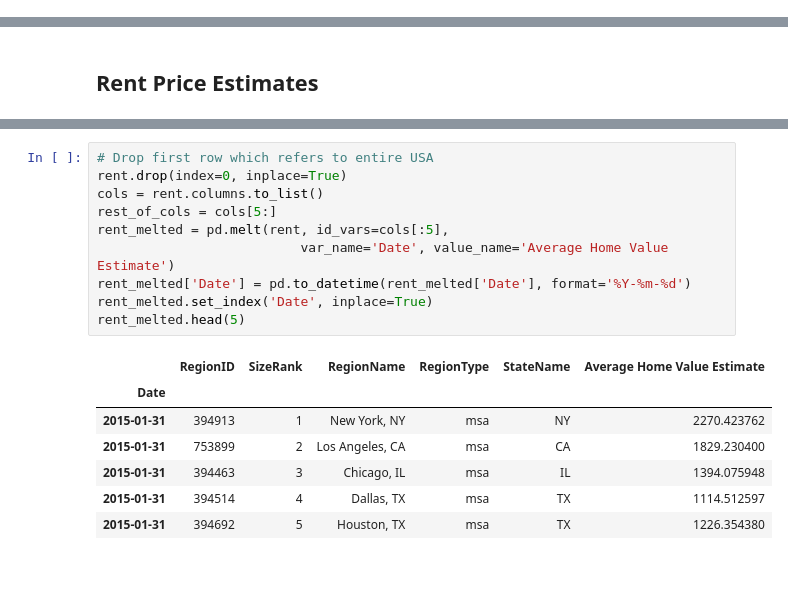
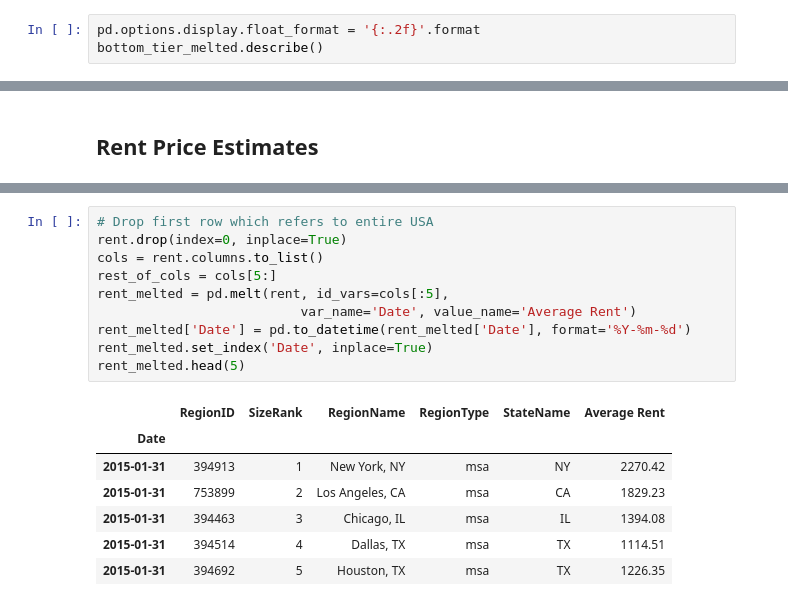
Before and after one commit to MLFP-90803-SP24-FinalProjects/Team17-FinalProject, a Jupyter notebook: Climate_Data_Cleaning.ipynb, the cells around one changed output, grey strips where cells are left out. Drawn from its saved outputs; the diff is of its cells as text; blank space fills up the shorter version.

```diff
--- a/Climate_Data_Cleaning.ipynb
+++ b/Climate_Data_Cleaning.ipynb
@@ -150,0 +90,3 @@ sns.histplot(data=datasample, x='Average Home Value Estimate', binwidth=20000.00
+# %%
+pd.options.display.float_format = '{:.2f}'.format
+bottom_tier_melted.describe()
@@ -198,18 +208,18 @@ rent.head(10)
 # %%
 # Drop first row which refers to entire USA
 rent.drop(index=0, inplace=True)
 cols = rent.columns.to_list()
 rest_of_cols = cols[5:]
 rent_melted = pd.melt(rent, id_vars=cols[:5],
-                          var_name='Date', value_name='Average Home Value Estimate')
+                          var_name='Date', value_name='Average Rent')
 rent_melted['Date'] = pd.to_datetime(rent_melted['Date'], format='%Y-%m-%d')
 rent_melted.set_index('Date', inplace=True)
 rent_melted.head(5)
 # %% [output]
-|  | RegionID | SizeRank | RegionName | RegionType | StateName | Average Home Value Estimate |
+|  | RegionID | SizeRank | RegionName | RegionType | StateName | Average Rent |
 | Date |  |  |  |  |  |  |
-| 2015-01-31 | 394913 | 1 | New York, NY | msa | NY | 2270.423762 |
-| 2015-01-31 | 753899 | 2 | Los Angeles, CA | msa | CA | 1829.230400 |
-| 2015-01-31 | 394463 | 3 | Chicago, IL | msa | IL | 1394.075948 |
-| 2015-01-31 | 394514 | 4 | Dallas, TX | msa | TX | 1114.512597 |
-| 2015-01-31 | 394692 | 5 | Houston, TX | msa | TX | 1226.354380 |
+| 2015-01-31 | 394913 | 1 | New York, NY | msa | NY | 2270.42 |
+| 2015-01-31 | 753899 | 2 | Los Angeles, CA | msa | CA | 1829.23 |
+| 2015-01-31 | 394463 | 3 | Chicago, IL | msa | IL | 1394.08 |
+| 2015-01-31 | 394514 | 4 | Dallas, TX | msa | TX | 1114.51 |
+| 2015-01-31 | 394692 | 5 | Houston, TX | msa | TX | 1226.35 |
```
Also changed, not shown: parts of 41 cells of this notebook.
